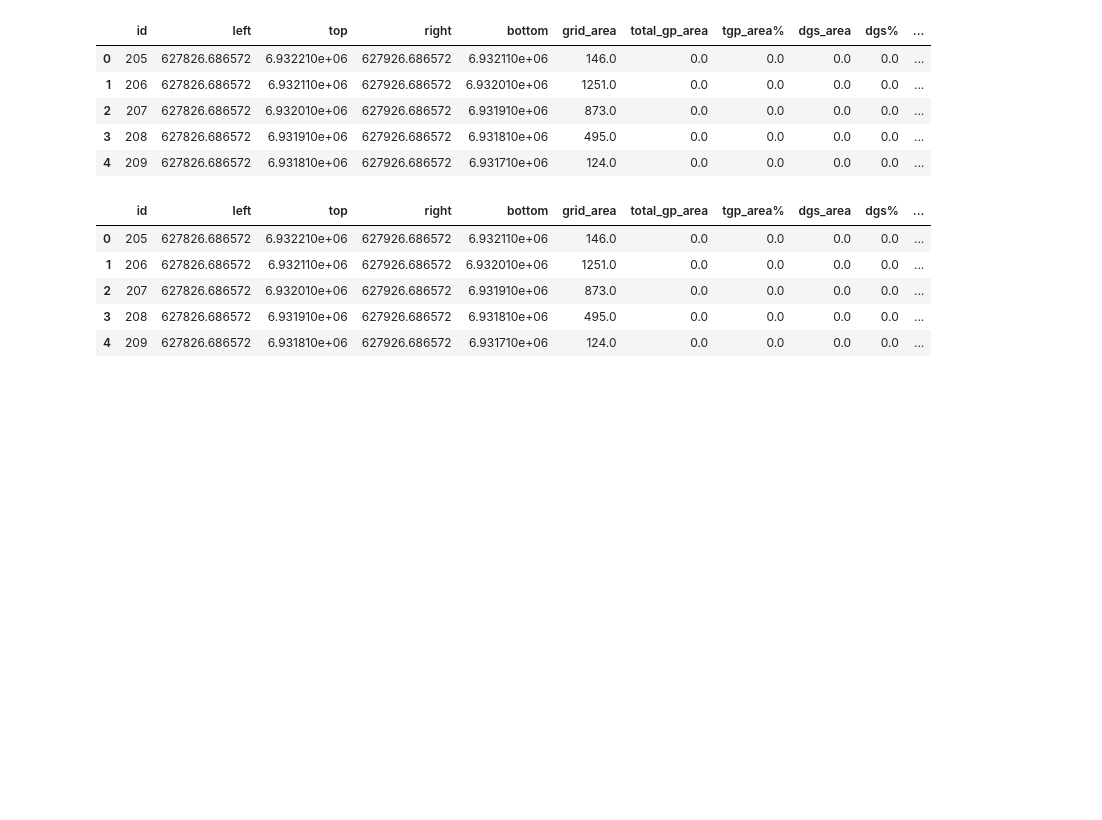
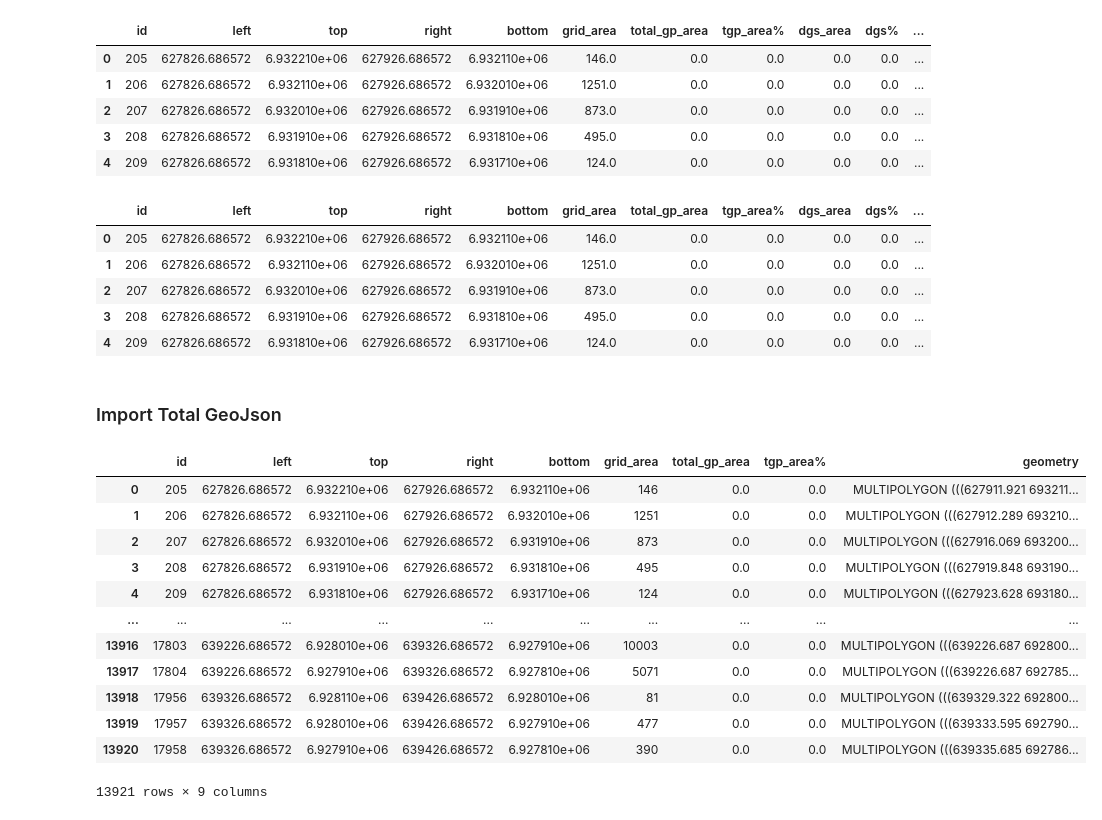
Before and after one commit to schoolofcities/yellowknife, a Jupyter notebook: analysis/Access to Green Space.ipynb, the cells around one changed output. Drawn from its saved outputs; the diff is of its cells as text; code cells hidden in the pictures; blank space fills up the shorter version.

```diff
--- a/analysis/Access to Green Space.ipynb
+++ b/analysis/Access to Green Space.ipynb
@@ -204,3 +205,22 @@ water.head()
 | 2 | 207 | 627826.686572 | 6.932010e+06 | 627926.686572 | 6.931910e+06 | 873.0 | 0.0 | 0.0 | 0.0 | 0.0 | ... |
 | 3 | 208 | 627826.686572 | 6.931910e+06 | 627926.686572 | 6.931810e+06 | 495.0 | 0.0 | 0.0 | 0.0 | 0.0 | ... |
 | 4 | 209 | 627826.686572 | 6.931810e+06 | 627926.686572 | 6.931710e+06 | 124.0 | 0.0 | 0.0 | 0.0 | 0.0 | ... |
+# %% [markdown]
+### Import Total GeoJson
+# %%
+total=gpd.read_file("data/geojson/total_greenspace.geojson")
+total
+# %% [output]
+|  | id | left | top | right | bottom | grid_area | total_gp_area | tgp_area% | geometry |
+| 0 | 205 | 627826.686572 | 6.932210e+06 | 627926.686572 | 6.932110e+06 | 146 | 0.0 | 0.0 | MULTIPOLYGON (((627911.921 693211... |
+| 1 | 206 | 627826.686572 | 6.932110e+06 | 627926.686572 | 6.932010e+06 | 1251 | 0.0 | 0.0 | MULTIPOLYGON (((627912.289 693210... |
+| 2 | 207 | 627826.686572 | 6.932010e+06 | 627926.686572 | 6.931910e+06 | 873 | 0.0 | 0.0 | MULTIPOLYGON (((627916.069 693200... |
+| 3 | 208 | 627826.686572 | 6.931910e+06 | 627926.686572 | 6.931810e+06 | 495 | 0.0 | 0.0 | MULTIPOLYGON (((627919.848 693190... |
+| 4 | 209 | 627826.686572 | 6.931810e+06 | 627926.686572 | 6.931710e+06 | 124 | 0.0 | 0.0 | MULTIPOLYGON (((627923.628 693180... |
+| ... | ... | ... | ... | ... | ... | ... | ... | ... | ... |
+| 13916 | 17803 | 639226.686572 | 6.928010e+06 | 639326.686572 | 6.927910e+06 | 10003 | 0.0 | 0.0 | MULTIPOLYGON (((639226.687 692800... |
+| 13917 | 17804 | 639226.686572 | 6.927910e+06 | 639326.686572 | 6.927810e+06 | 5071 | 0.0 | 0.0 | MULTIPOLYGON (((639226.687 692785... |
+| 13918 | 17956 | 639326.686572 | 6.928110e+06 | 639426.686572 | 6.928010e+06 | 81 | 0.0 | 0.0 | MULTIPOLYGON (((639329.322 692800... |
+| 13919 | 17957 | 639326.686572 | 6.928010e+06 | 639426.686572 | 6.927910e+06 | 477 | 0.0 | 0.0 | MULTIPOLYGON (((639333.595 692790... |
+| 13920 | 17958 | 639326.686572 | 6.927910e+06 | 639426.686572 | 6.927810e+06 | 390 | 0.0 | 0.0 | MULTIPOLYGON (((639335.685 692786... |
+13921 rows × 9 columns
```
Also changed, not shown: parts of 14 cells of this notebook, 3 other files.
